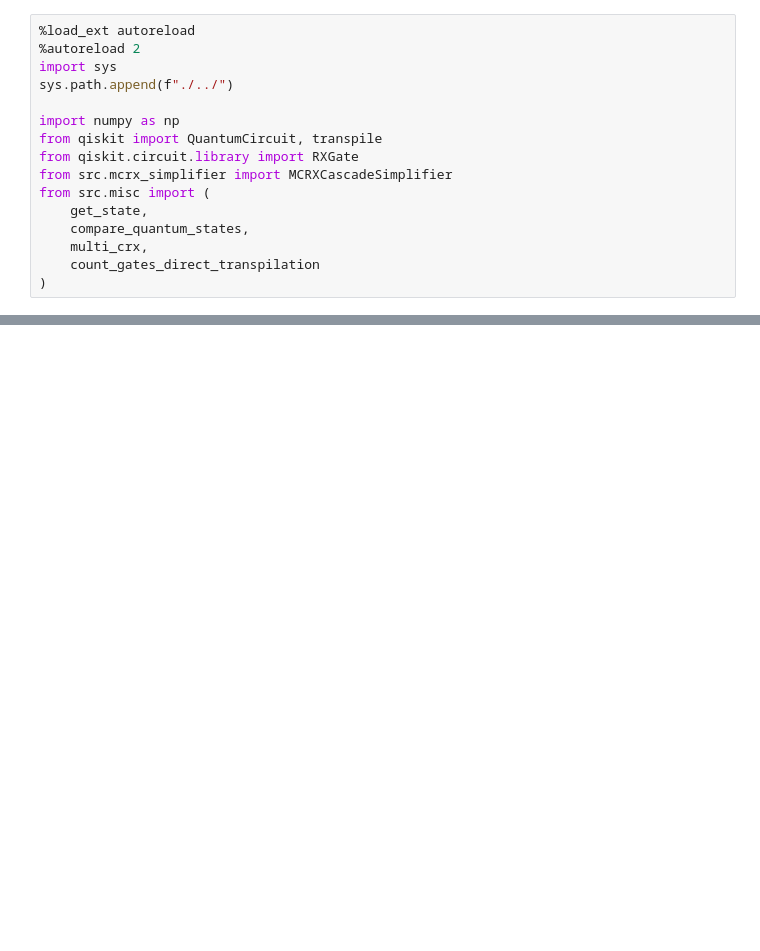
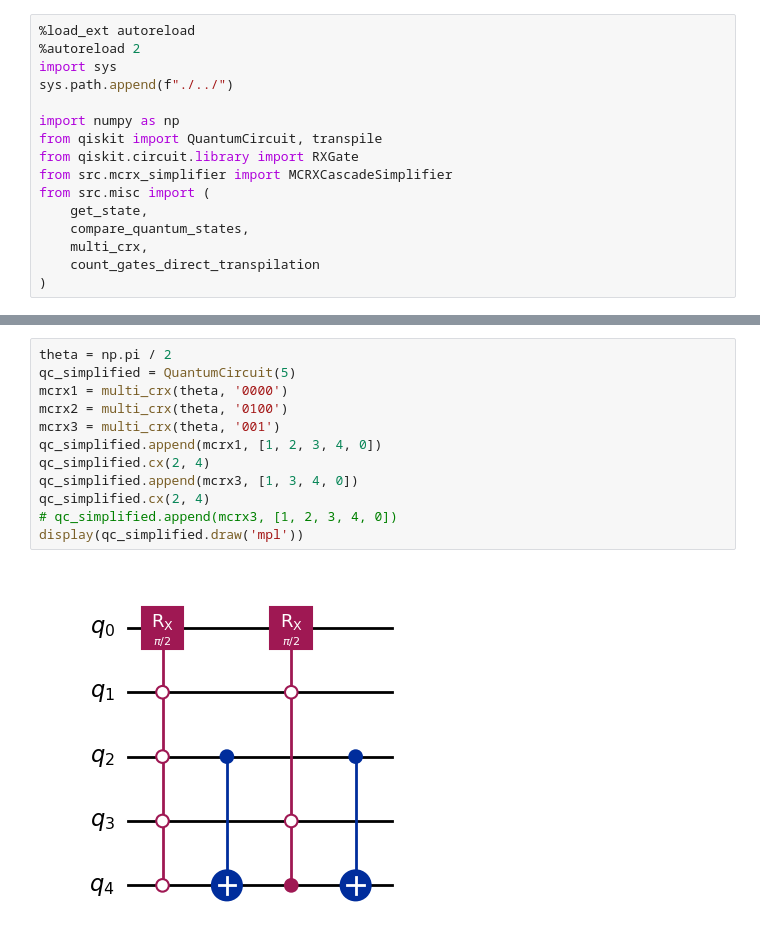
Before and after one commit to Mostafa-Atallah2020/ctqw-matching-decomp, a Jupyter notebook: examples/control reductions.ipynb, the cells around one changed output, grey strips where cells are left out. Cells and saved outputs as stored; diff of their text form; blank space fills up the shorter version.

```diff
--- a/examples/control reductions.ipynb
+++ b/examples/control reductions.ipynb
@@ -292,0 +426,14 @@ Fidelity: 1.0000000000
+# %%
+theta = np.pi / 2
+qc_simplified = QuantumCircuit(5)
+mcrx1 = multi_crx(theta, '0000')
+mcrx2 = multi_crx(theta, '0100')
+mcrx3 = multi_crx(theta, '001')
+qc_simplified.append(mcrx1, [1, 2, 3, 4, 0])
+qc_simplified.cx(2, 4)
+qc_simplified.append(mcrx3, [1, 3, 4, 0])
+qc_simplified.cx(2, 4)
+# qc_simplified.append(mcrx3, [1, 2, 3, 4, 0])
+display(qc_simplified.draw('mpl'))
+# %% [output]
+[figure, added]
```
Also changed, not shown: parts of 11 cells of this notebook, 1 other file.
